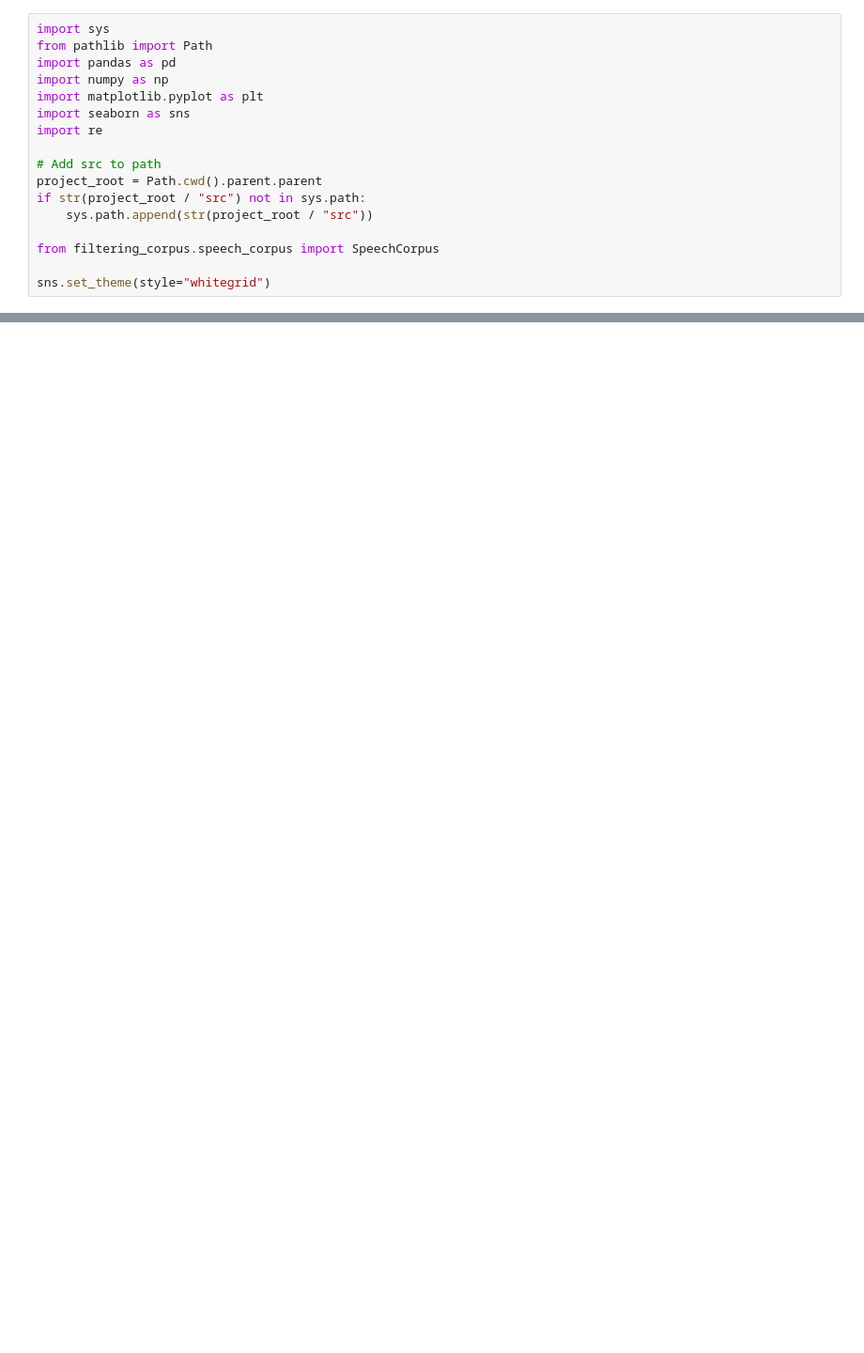
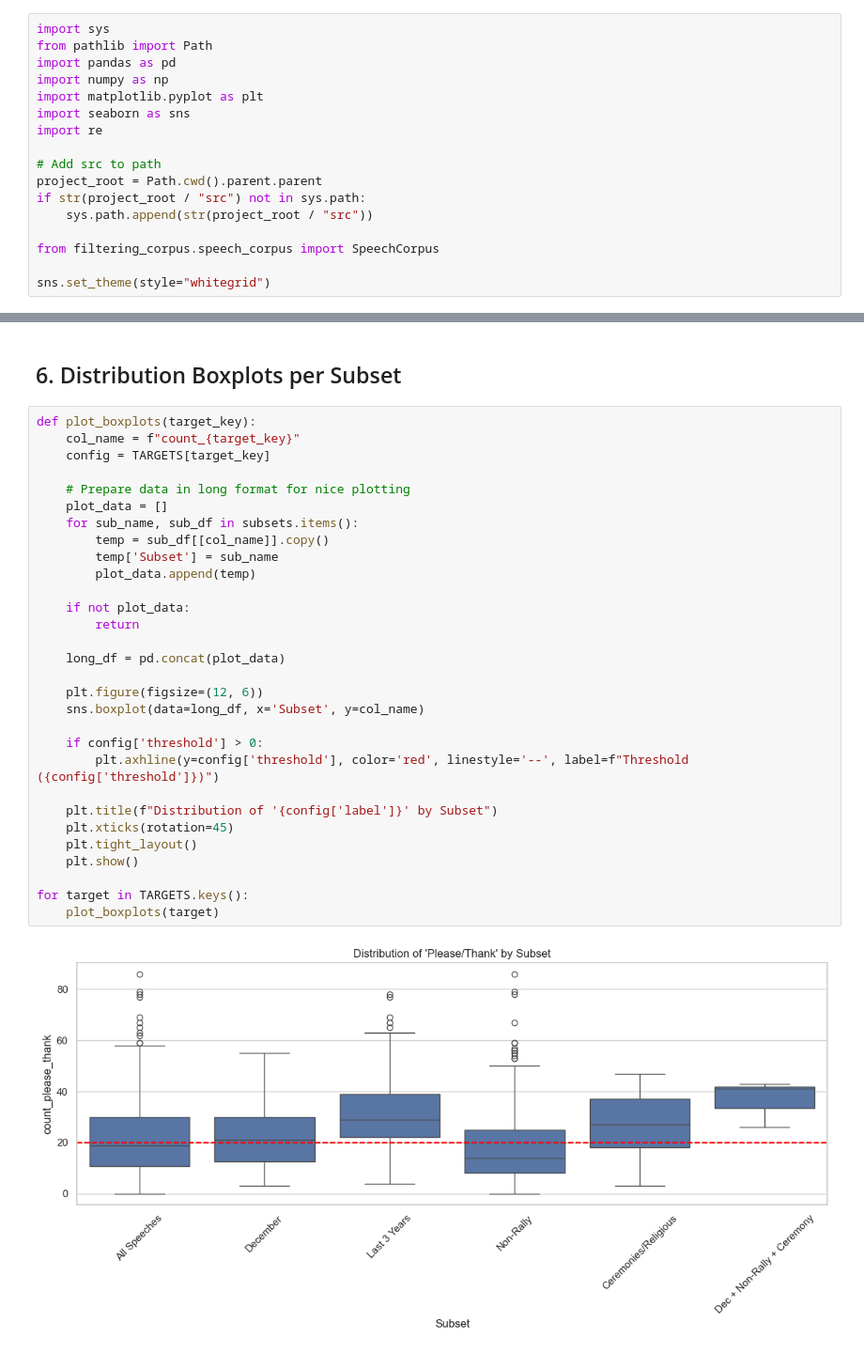
Before and after one commit to NgrimaldiN/Getting-in-Trump-s-Head, a Jupyter notebook: notebooks/Polymarket/predict-please-thank-occurence.ipynb, the cells around one changed output, grey strips where cells are left out. Shown at 94% size. Drawn from its saved outputs; the diff is of its cells as text; blank space fills up the shorter version.

```diff
--- a/notebooks/Polymarket/predict-please-thank-occurence.ipynb
+++ b/notebooks/Polymarket/predict-please-thank-occurence.ipynb
@@ -284,0 +196,34 @@ Name: total_count, dtype: int64
+# %% [markdown]
+## 6. Distribution Boxplots per Subset
+# %%
+def plot_boxplots(target_key):
+    col_name = f"count_{target_key}"
+    config = TARGETS[target_key]
+
+    # Prepare data in long format for nice plotting
+    plot_data = []
+    for sub_name, sub_df in subsets.items():
+        temp = sub_df[[col_name]].copy()
+        temp['Subset'] = sub_name
+        plot_data.append(temp)
+
+    if not plot_data:
+        return
+
+    long_df = pd.concat(plot_data)
+
+    plt.figure(figsize=(12, 6))
+    sns.boxplot(data=long_df, x='Subset', y=col_name)
+
+    if config['threshold'] > 0:
+        plt.axhline(y=config['threshold'], color='red', linestyle='--', label=f"Threshold ({config['threshold']})")
+
+    plt.title(f"Distribution of '{config['label']}' by Subset")
+    plt.xticks(rotation=45)
+    plt.tight_layout()
+    plt.show()
+
+for target in TARGETS.keys():
+    plot_boxplots(target)
+# %% [output]
+[figure, added]
```
Also changed, not shown: parts of 27 cells of this notebook.
